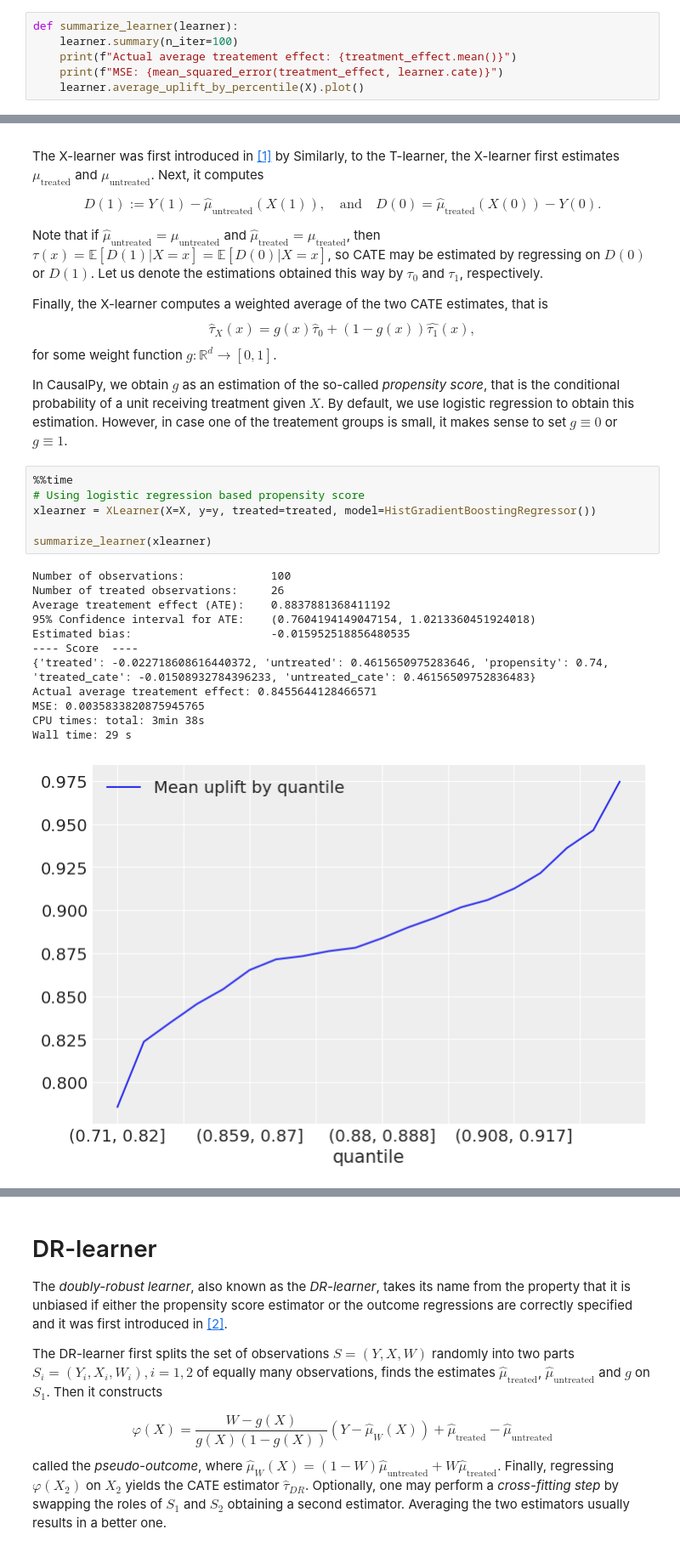
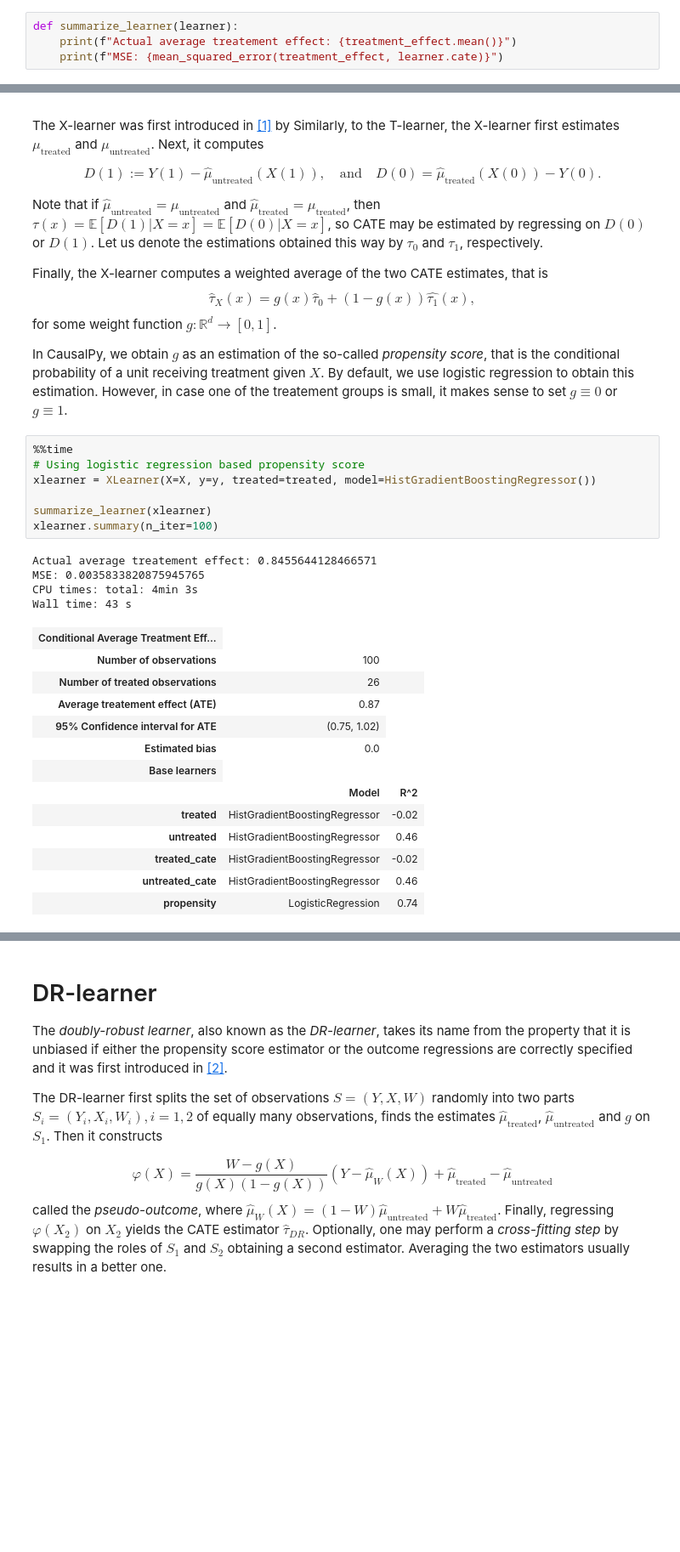
Before and after one commit to pymc-labs/CausalPy, a Jupyter notebook: docs/notebooks/meta_learners_synthetic_data.ipynb, the cells around one changed output, grey strips where cells are left out. Shown at 85% size. Drawn from its saved outputs; the diff is of its cells as text; blank space fills up the shorter version.

Commit message:
new summary objects are displayed

```diff
--- a/docs/notebooks/meta_learners_synthetic_data.ipynb
+++ b/docs/notebooks/meta_learners_synthetic_data.ipynb
@@ -95,10 +95,8 @@ The summary method of a scikit-learn based meta-learner contains
 Confidence intervals and bias are calculated when summary is called via bootstrapping. This means that the runtime of each learner in these examples will be exaggerated.
 # %%
 def summarize_learner(learner):
-    learner.summary(n_iter=100)
     print(f"Actual average treatement effect: {treatment_effect.mean()}")
     print(f"MSE: {mean_squared_error(treatment_effect, learner.cate)}")
-    learner.average_uplift_by_percentile(X).plot()
 # %% [markdown]
 ## S-learner
 
@@ -175,22 +178,28 @@ In CausalPy, we obtain $g$ as an estimation of the so-called *propensity score*,
 # %%
 %%time
 # Using logistic regression based propensity score
 xlearner = XLearner(X=X, y=y, treated=treated, model=HistGradientBoostingRegressor())
 
 summarize_learner(xlearner)
+xlearner.summary(n_iter=100)
 # %% [output]
-Number of observations:             100
-Number of treated observations:     26
-Average treatement effect (ATE):    0.8837881368411192
-95% Confidence interval for ATE:    (0.7604194149047154, 1.0213360451924018)
-Estimated bias:                     -0.015952518856480535
----- Score  ----
-{'treated': -0.022718608616440372, 'untreated': 0.4615650975283646, 'propensity': 0.74, 'treated_cate': -0.01508932784396233, 'untreated_cate': 0.46156509752836483}
 Actual average treatement effect: 0.8455644128466571
 MSE: 0.0035833820875945765
-CPU times: total: 3min 38s
-Wall time: 29 s
+CPU times: total: 4min 3s
+Wall time: 43 s
-[figure, removed]
+| Conditional Average Treatment Eff... |
+| Number of observations | 100 |  |
+| Number of treated observations | 26 |  |
+| Average treatement effect (ATE) | 0.87 |  |
+| 95% Confidence interval for ATE | (0.75, 1.02) |
+| Estimated bias | 0.0 |  |
+| Base learners |
+|  | Model | R^2 |
+| treated | HistGradientBoostingRegressor | -0.02 |
+| untreated | HistGradientBoostingRegressor | 0.46 |
+| treated_cate | HistGradientBoostingRegressor | -0.02 |
+| untreated_cate | HistGradientBoostingRegressor | 0.46 |
+| propensity | LogisticRegression | 0.74 |
 # %%
 %%time
 # Using constant g
```
Also changed, not shown: parts of 5 cells of this notebook.
